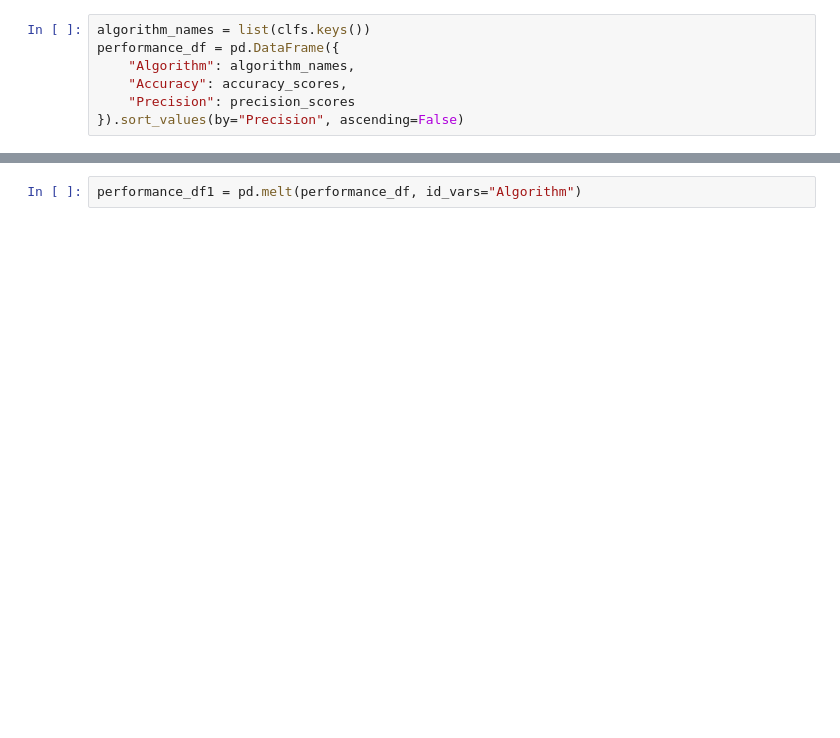
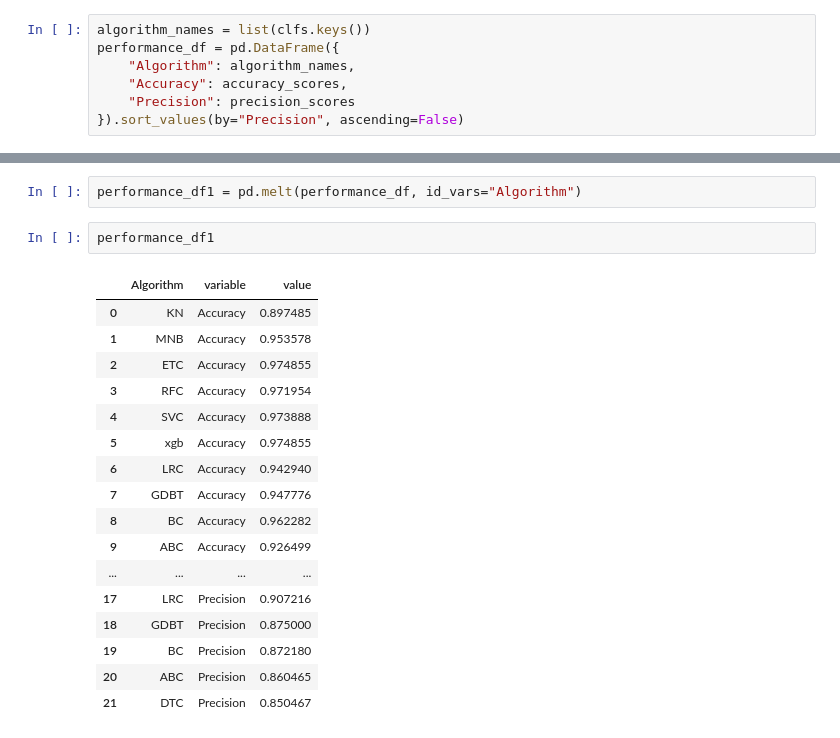
Before and after one commit to Codezilla8/spam-detection, a Jupyter notebook: spam-classification.ipynb, the cells around one changed output, grey strips where cells are left out. Saved outputs shown, nothing was run; the diff lists cells and outputs as text; blank space fills up the shorter version.

```diff
--- a/spam-classification.ipynb
+++ b/spam-classification.ipynb
@@ -309,5 +627,25 @@ performance_df
-# %%
-performance_df1 = pd.melt(performance_df, id_vars="Algorithm")
+# %%
+performance_df1 = pd.melt(performance_df, id_vars="Algorithm")
+# %%
+performance_df1
+# %% [output]
+|  | Algorithm | variable | value |
+| 0 | KN | Accuracy | 0.897485 |
+| 1 | MNB | Accuracy | 0.953578 |
+| 2 | ETC | Accuracy | 0.974855 |
+| 3 | RFC | Accuracy | 0.971954 |
+| 4 | SVC | Accuracy | 0.973888 |
+| 5 | xgb | Accuracy | 0.974855 |
+| 6 | LRC | Accuracy | 0.942940 |
+| 7 | GDBT | Accuracy | 0.947776 |
+| 8 | BC | Accuracy | 0.962282 |
+| 9 | ABC | Accuracy | 0.926499 |
+| ... | ... | ... | ... |
+| 17 | LRC | Precision | 0.907216 |
+| 18 | GDBT | Precision | 0.875000 |
+| 19 | BC | Precision | 0.872180 |
+| 20 | ABC | Precision | 0.860465 |
+| 21 | DTC | Precision | 0.850467 |
 # %%
 sns.catplot(x="Algorithm", y="value", hue="variable", data=performance_df1, kind="bar")
 plt.xticks(rotation=90)
```
Also changed, not shown: parts of 51 cells of this notebook.
